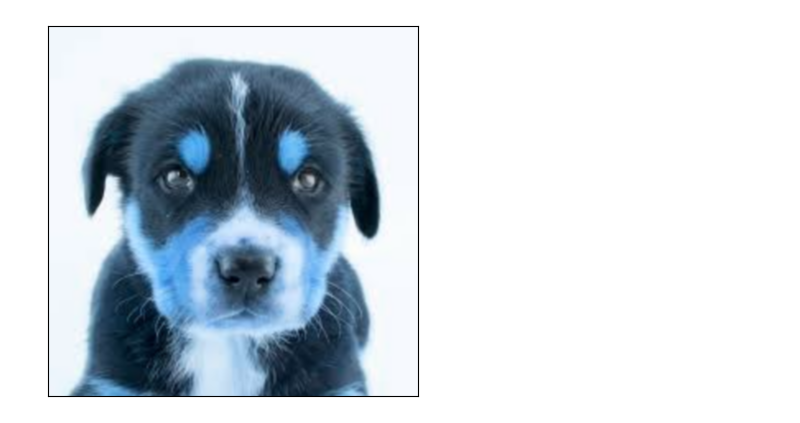
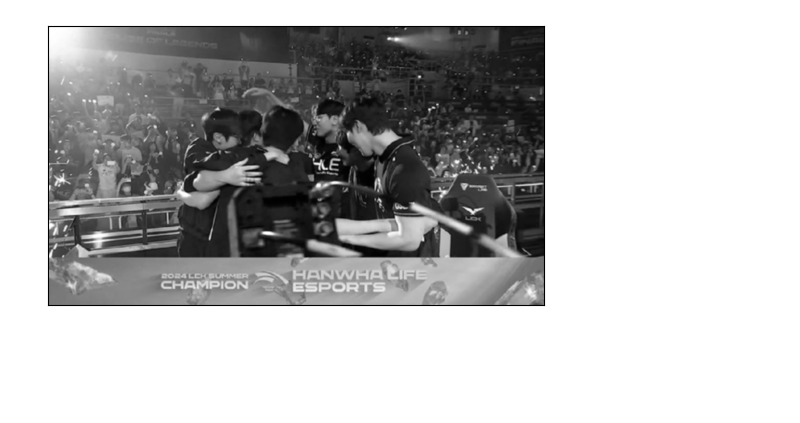
Before and after one commit to tjdwn20201647/IP2024, a Jupyter notebook: chap121.ipynb, the cells around one changed output. Drawn from its saved outputs; the diff is of its cells as text; code cells hidden in the pictures; blank space fills up the shorter version.

```diff
--- a/chap121.ipynb
+++ b/chap121.ipynb
@@ -1,10 +39,7 @@
 # %%
-import numpy as np
-import cv2
-from matplotlib import pyplot as plt
-img = cv2.imread('dog.jpg')
+img = cv2.imread('summercup.jpg',0)
 plt.imshow(img, cmap = 'gray', interpolation = 'bicubic')
 plt.xticks([]), plt.yticks([]) # to hide tick values on X and Y axis
 plt.show()
 # %% [output]
-[figure, old version]
+[figure, new version]
```
Also changed, not shown: parts of 8 cells of this notebook, 10 other files.
